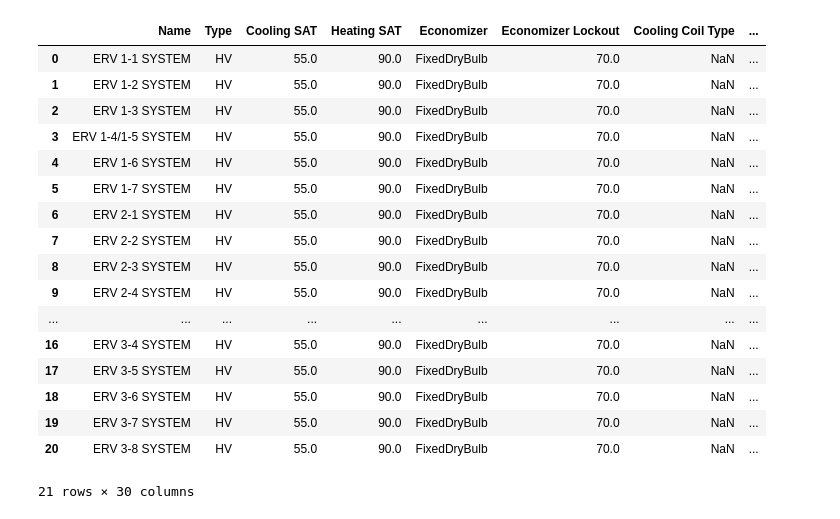
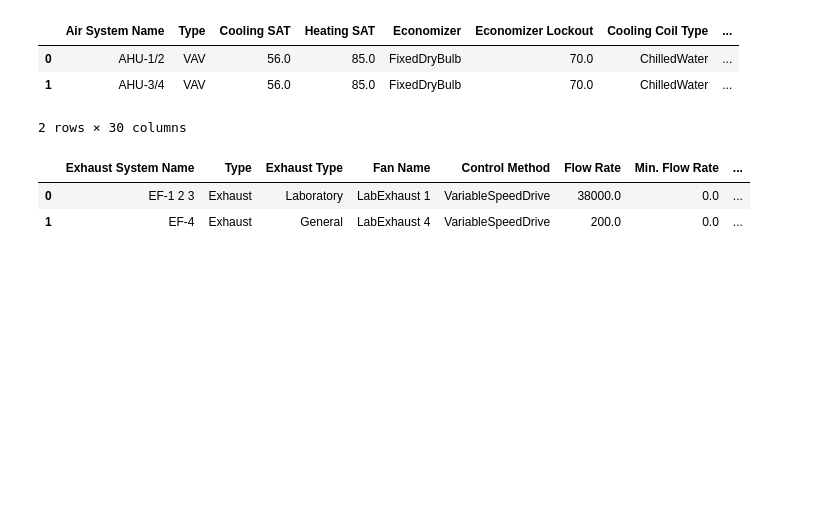
Before and after one commit to gtqite/cbecc-com_scripts, a Jupyter notebook: Parser/CBECC-com_Data_Parser.ipynb, the cells around one changed output. Saved outputs shown, nothing was run; the diff lists cells and outputs as text; code cells hidden in the pictures; blank space fills up the shorter version.

```diff
--- a/Parser/CBECC-com_Data_Parser.ipynb
+++ b/Parser/CBECC-com_Data_Parser.ipynb
@@ -2,7 +2,10 @@
 from lxml import etree as ET
 import pandas as pd
 
-file = ('Presidio Knolls 100CD_No ERV.cibd16x')
+# Presidio Knolls 100CD_No ERV
+# SRJC STEM Building Title 24
+
+file = ('SRJC STEM Building Title 24.cibd16x')
 filename = file.split('.')[0]
 
 tree = ET.parse(file)
@@ -181,6 +348,6 @@ tzn_df
 # %%
 airsys_list = []
-# exhsys_list = []
+exhsys_list = []
 
 for sys in root.iter('AirSys'):
 
@@ -189,7 +356,7 @@ for sys in root.iter('AirSys'):
         ahu = {}
 
         # General air system inputs:
-        ahu['Name'] = sys.find('Name').text
+        ahu['Air System Name'] = sys.find('Name').text
         ahu['Type'] = sys.find('Type').text
         try:
             ahu['Cooling SAT'] = float(sys.find('ClgDsgnSupAirTemp').text)
@@ -314,53 +481,81 @@ for sys in root.iter('AirSys'):
         if sys.find('HtRcvry') is not None:
             try:
                 ahu['Heat Recovery Type'] = sys.find('HtRcvry/Type').text
             except:
                 ahu['Heat Recovery Type'] = 'Plate'
             try:
                 ahu['Heating Effectiveness'] = float(sys.find('HtRcvry/HtgSensEff100').text)
             except:
                 ahu['Heating Effectiveness'] = 0.61
             try:
                 ahu['Cooling Effectiveness'] = float(sys.find('HtRcvry/ClgSensEff100').text)
             except:
                 ahu['Cooling Effectiveness'] = 0.59
             try:
                 ahu['Heat Recovery Power'] = float(sys.find('HtRcvry/AuxPwr').text)
             except:
                 ahu['Heat Recovery Power'] = 0.0
 
         airsys_list.append(ahu)
 
+    elif sys.find('Type').text == 'Exhaust':
+        exh_sys = {}
+        exh_sys['Exhaust System Name'] = sys.find('Name').text
+        exh_sys['Type'] = sys.find('Type').text
+        exh_sys['Exhaust Type'] = sys.find('ExhSysType').text
+
+        # Fan Inputs
+        for exh in sys.iter('AirSeg'):
+            exh_sys['Fan Name'] = exh.find('Fan/Name').text
+            try:
+                exh_sys['Control Method'] = exh.find('Fan/CtrlMthd').text
+            except:
+                exh_sys['Control Method'] = 'ConstantVolume'
+            exh_sys['Flow Rate'] = float(exh.find('Fan/FlowCap').text)
+            try:
+                exh_sys['Min. Flow Rate'] = float(exh.find('Fan/FlowMin').text)
+            except:
+                pass
+            try:
+                exh_sys['Static Pressure'] = float(exh.find('Fan/TotStaticPress').text)
+            except:
+                exh_sys['Static Pressure'] = 0.5
+            try:
+                exh_sys['Motor HP'] = float(exh.find('Fan/MtrHP').text)
+            except:
+                exh_sys['Motor HP'] = '~~~ MISSING ~~~'
+            try:
+                exh_sys['Motor Eff'] = float(exh.find('Fan/MtrEff').text)
+            except:
+                exh_sys['Motor Eff'] = '~~~ MISSING ~~~'
+
+        exhsys_list.append(exh_sys)
+
 ahu_header = [
-    'Name', 'Type','Cooling SAT','Heating SAT','Economizer','Economizer Lockout',
+    'Air System Name', 'Type','Cooling SAT','Heating SAT','Economizer','Economizer Lockout',
     'Cooling Coil Type','Cooling Coil Capacity','DXSEER','DXEER',
     'Heating Coil Type','Heating Coil Capacity','Heat Pump COP',
     'Supply Fan Control','Supply Fan Flow','Supply Min. Flow','Supply Static Pressure','Supply Motor HP','Supply Motor Eff',
     'Return Air Type','Return Fan Control','Return Fan Flow','Return Min. Flow','Return Static Pressure','Return Motor HP','Return Motor Eff',
     'Heat Recovery Type','Heating Effectiveness','Cooling Effectiveness','Heat Recovery Power'
 ]
 
+exh_header = [
+    'Exhaust System Name', 'Type', 'Exhaust Type', 'Fan Name', 'Control Method', 'Flow Rate','Min. Flow Rate', 'Static Pressure', 'Motor HP', 'Motor Eff'
+]
+
 ahu_df = pd.DataFrame(airsys_list, columns=ahu_header)
-ahu_df
+exh_df = pd.DataFrame(exhsys_list, columns=exh_header)
+display(ahu_df)
+display(exh_df)
 # %% [output]
-|  | Name | Type | Cooling SAT | Heating SAT | Economizer | Economizer Lockout | Cooling Coil Type | ... |
-| 0 | ERV 1-1 SYSTEM | HV | 55.0 | 90.0 | FixedDryBulb | 70.0 | NaN | ... |
-| 1 | ERV 1-2 SYSTEM | HV | 55.0 | 90.0 | FixedDryBulb | 70.0 | NaN | ... |
-| 2 | ERV 1-3 SYSTEM | HV | 55.0 | 90.0 | FixedDryBulb | 70.0 | NaN | ... |
-| 3 | ERV 1-4/1-5 SYSTEM | HV | 55.0 | 90.0 | FixedDryBulb | 70.0 | NaN | ... |
-| 4 | ERV 1-6 SYSTEM | HV | 55.0 | 90.0 | FixedDryBulb | 70.0 | NaN | ... |
-| 5 | ERV 1-7 SYSTEM | HV | 55.0 | 90.0 | FixedDryBulb | 70.0 | NaN | ... |
-| 6 | ERV 2-1 SYSTEM | HV | 55.0 | 90.0 | FixedDryBulb | 70.0 | NaN | ... |
-| 7 | ERV 2-2 SYSTEM | HV | 55.0 | 90.0 | FixedDryBulb | 70.0 | NaN | ... |
-| 8 | ERV 2-3 SYSTEM | HV | 55.0 | 90.0 | FixedDryBulb | 70.0 | NaN | ... |
-| 9 | ERV 2-4 SYSTEM | HV | 55.0 | 90.0 | FixedDryBulb | 70.0 | NaN | ... |
-| ... | ... | ... | ... | ... | ... | ... | ... | ... |
-| 16 | ERV 3-4 SYSTEM | HV | 55.0 | 90.0 | FixedDryBulb | 70.0 | NaN | ... |
-| 17 | ERV 3-5 SYSTEM | HV | 55.0 | 90.0 | FixedDryBulb | 70.0 | NaN | ... |
-| 18 | ERV 3-6 SYSTEM | HV | 55.0 | 90.0 | FixedDryBulb | 70.0 | NaN | ... |
-| 19 | ERV 3-7 SYSTEM | HV | 55.0 | 90.0 | FixedDryBulb | 70.0 | NaN | ... |
-| 20 | ERV 3-8 SYSTEM | HV | 55.0 | 90.0 | FixedDryBulb | 70.0 | NaN | ... |
+|  | Air System Name | Type | Cooling SAT | Heating SAT | Economizer | Economizer Lockout | Cooling Coil Type | ... |
+| 0 | AHU-1/2 | VAV | 56.0 | 85.0 | FixedDryBulb | 70.0 | ChilledWater | ... |
+| 1 | AHU-3/4 | VAV | 56.0 | 85.0 | FixedDryBulb | 70.0 | ChilledWater | ... |
-21 rows × 30 columns
+2 rows × 30 columns
+|  | Exhaust System Name | Type | Exhaust Type | Fan Name | Control Method | Flow Rate | Min. Flow Rate | ... |
+| 0 | EF-1 2 3 | Exhaust | Laboratory | LabExhaust 1 | VariableSpeedDrive | 38000.0 | 0.0 | ... |
+| 1 | EF-4 | Exhaust | General | LabExhaust 4 | VariableSpeedDrive | 200.0 | 0.0 | ... |
 # %%
 trml_unit_list = []
 
```
Also changed, not shown: parts of 7 cells of this notebook.
